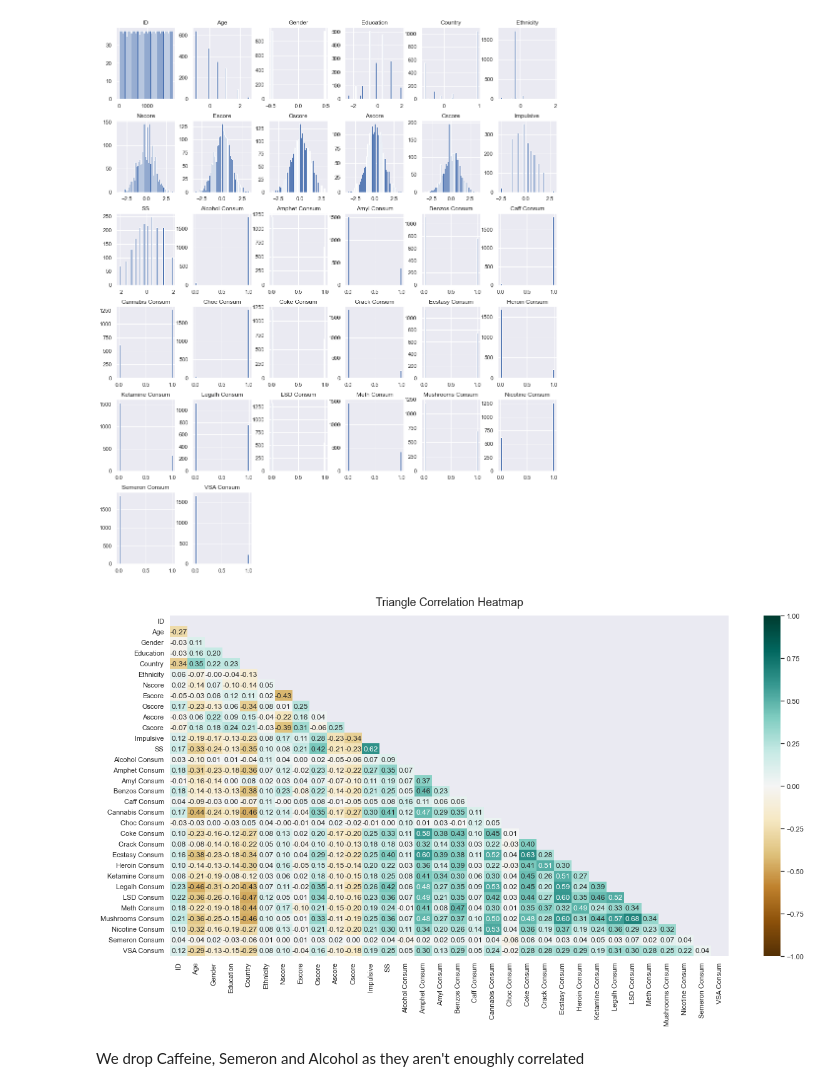
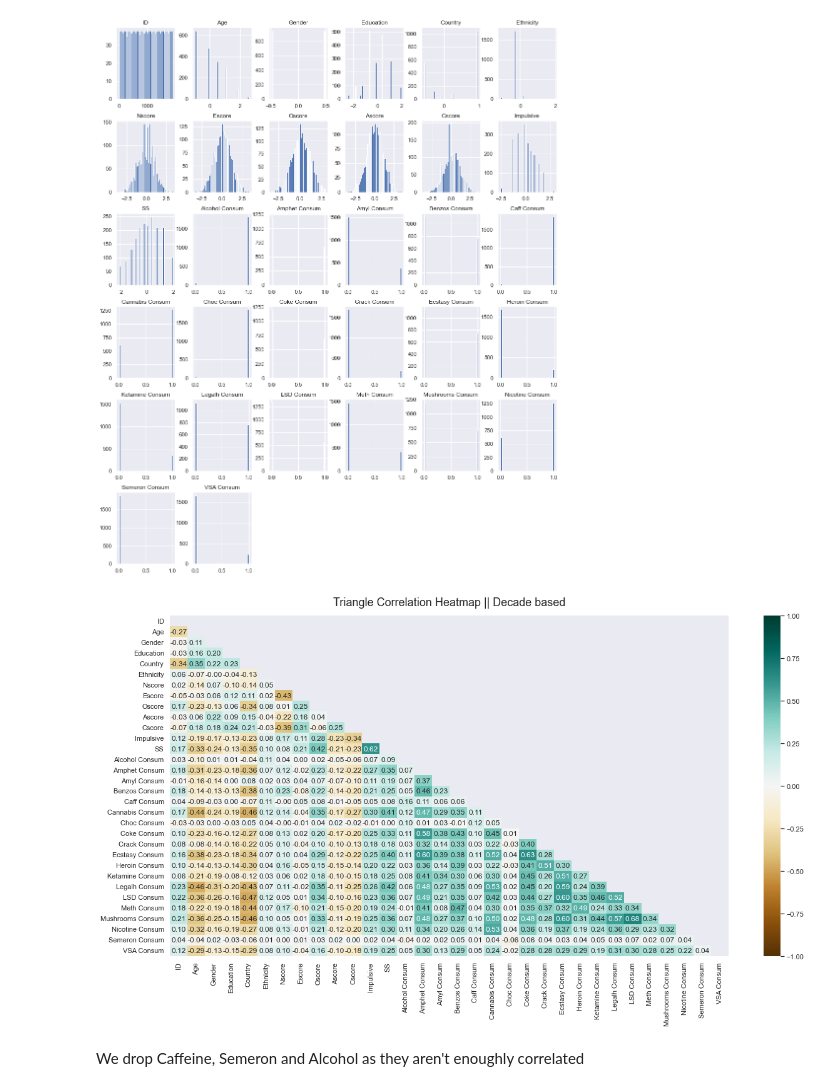
Before and after one commit to ras-000212/ESILV4-DIA-DataAnalysis-Project, a Jupyter notebook: data_analysis.ipynb, the cells around one changed output. Cells and saved outputs as stored; diff of their text form; code cells hidden in the pictures.

```diff
--- a/data_analysis.ipynb
+++ b/data_analysis.ipynb
@@ -277,7 +279,7 @@ for i in drugs:
 # %%
-df_num = df_original.replace(to_replace=["CL0","CL1"], value = 0)
-df_num = df_num.replace(to_replace=["CL2", "CL3", "CL4","CL5","CL6"], value = 1)
-df_num.head()
+df_decade = df_original.replace(to_replace=["CL0","CL1"], value = 0)
+df_decade = df_decade.replace(to_replace=["CL2", "CL3", "CL4","CL5","CL6"], value = 1)
+df_decade.head()
 # %% [output]
 |  | ID | Age | Gender | Education | Country | Ethnicity | Nscore | Escore | Oscore | Ascore | ... | ... |
 | 0 | 1 | 0.49788 | 0.48246 | -0.05921 | 0.96082 | 0.12600 | 0.31287 | -0.57545 | -0.58331 | -0.91699 | ... | ... |
@@ -291,14 +293,14 @@ df_num.hist(figsize=(16, 20), bins=50);
 # %% [output]
 [figure]
 # %%
-cor = df_num.corr()
+cor = df_decade.corr()
 plt.figure(figsize=(20, 10))
 # define the mask to set the values in the upper triangle to True
 mask = np.triu(np.ones_like(cor))
 heatmap = sns.heatmap(cor,mask=mask, vmin=-1, vmax=1, annot=True, cmap='BrBG', fmt='.2f')
-heatmap.set_title('Triangle Correlation Heatmap', fontdict={'fontsize':18}, pad=16);
+heatmap.set_title('Triangle Correlation Heatmap || Decade based', fontdict={'fontsize':18}, pad=16);
 # %% [output]
-[figure, old version]
+[figure, new version]
 # %% [markdown]
 We drop Caffeine, Semeron and Alcohol as they aren't enoughly correlated
 # %%
```
Also changed, not shown: parts of 21 cells of this notebook, 1 other file.
